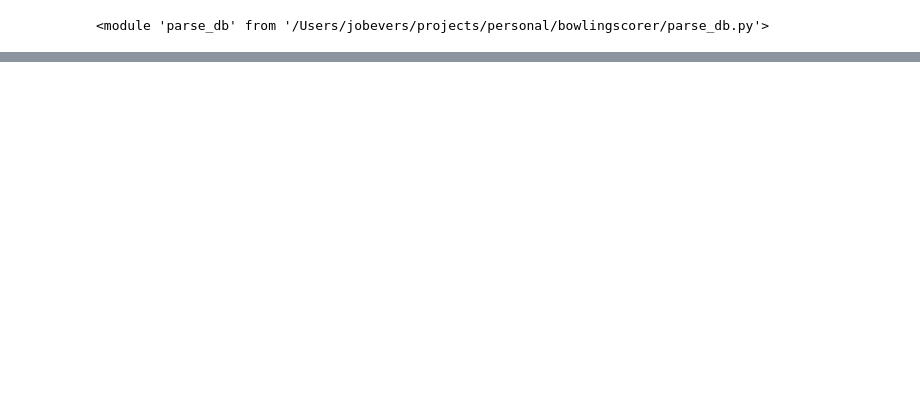
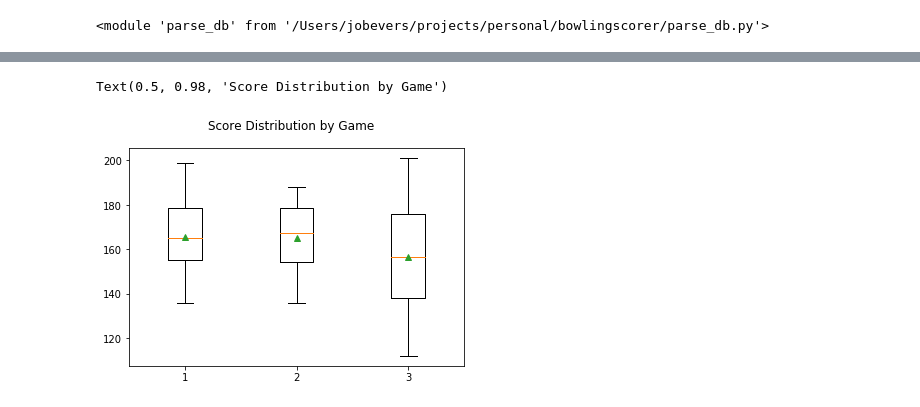
Before and after one commit to jobevers/bowlingscorer, a Jupyter notebook: Basic Stats.ipynb, the cells around one changed output, grey strips where cells are left out. Cells and saved outputs as stored; diff of their text form; code cells hidden in the pictures; blank space fills up the shorter version.

```diff
--- a/Basic Stats.ipynb
+++ b/Basic Stats.ipynb
@@ -163,0 +203,10 @@ fig.suptitle('Single Pin Leaves and Spares by Game');
+# %%
+score_by_game = [[] for _ in range(3)]
+rows = conn.execute('select * from T_Score').fetchall()
+for row in rows:
+    score_by_game[row['Game']-1].append(row['Score'])
+plt.boxplot(score_by_game, sym='', showmeans=True);
+plt.suptitle('Score Distribution by Game')
+# %% [output]
+Text(0.5, 0.98, 'Score Distribution by Game')
+[figure, added]
```
Also changed, not shown: parts of 17 cells of this notebook.
